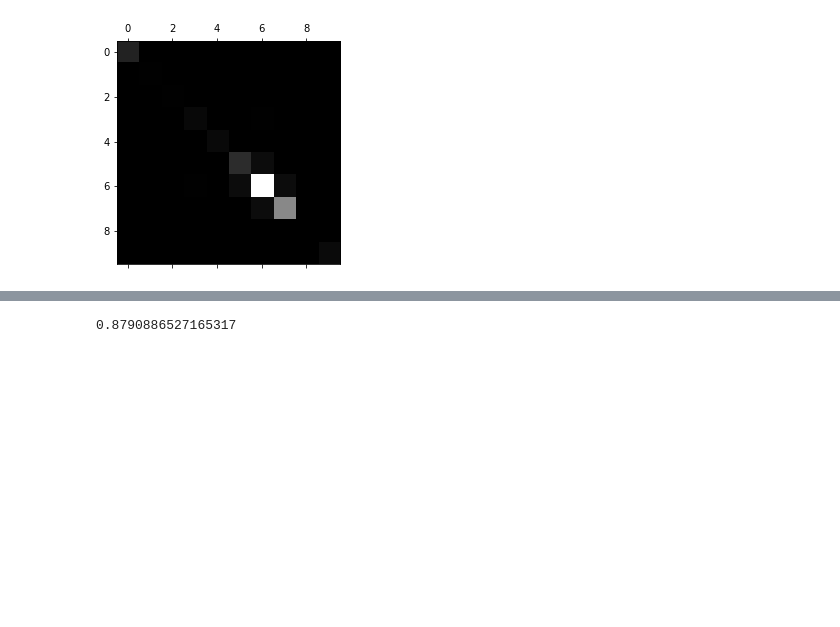
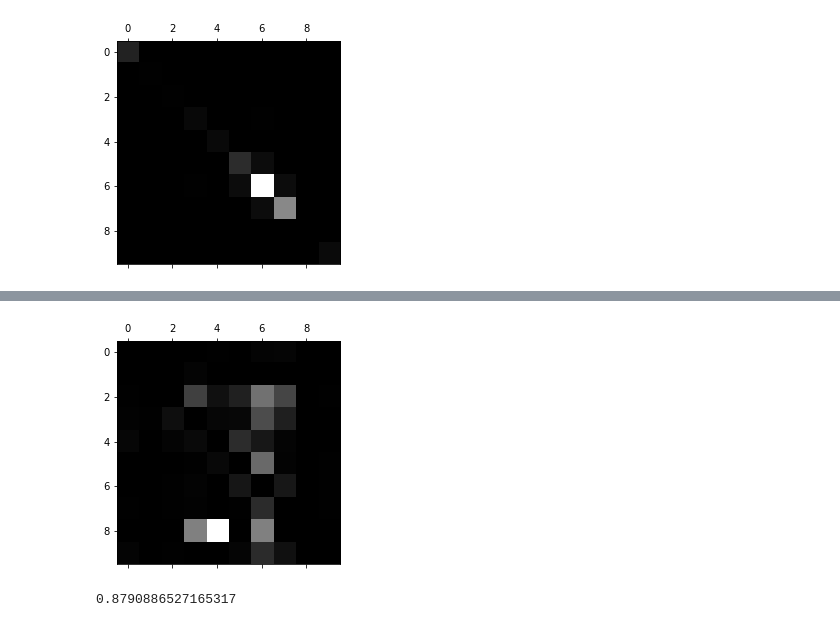
Before and after one commit to 3155student/assignment_4, a Jupyter notebook: Assignment 4.ipynb, the cells around one changed output, grey strips where cells are left out. Drawn from its saved outputs; the diff is of its cells as text; code cells hidden in the pictures; blank space fills up the shorter version.

Commit message:
Put class error calculations in instead of ROC curve

```diff
--- a/Assignment 4.ipynb
+++ b/Assignment 4.ipynb
@@ -799,3 +799,12 @@ plt.show()
+# %%
+sum_of_row = confusion_dt.sum(axis = 1, keepdims = True)
+norm_conf_dt = confusion_dt / sum_of_row
+# %%
+np.fill_diagonal(norm_conf_dt, 0)
+plt.matshow(norm_conf_dt, cmap = plt.cm.gray)
+plt.show()
+# %% [output]
+[figure, added]
 # %%
 precision_score(y_train, y_train_predict_dt, average = 'weighted')
 # %% [output]
```
Also changed, not shown: parts of 40 cells of this notebook.
